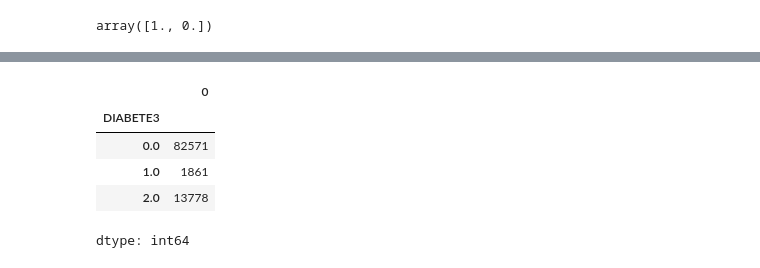
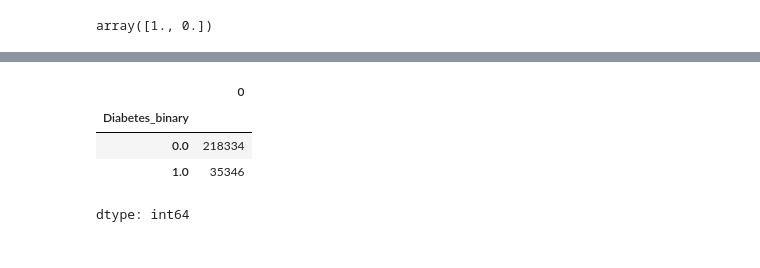
Before and after one commit to hazelchiang2102/ADALL_github, a Jupyter notebook: ADALL_Project_Draft_2401.ipynb, the cells around one changed output, grey strips where cells are left out. Cells and saved outputs as stored; diff of their text form; code cells hidden in the pictures.

```diff
--- a/ADALL_Project_Draft_2401.ipynb
+++ b/ADALL_Project_Draft_2401.ipynb
@@ -1155,0 +1315,6 @@ array([3., 1., 8., 6., 4., 7., 2., 5.])
+# %%
+#18 SEX
+# in other words - is respondent male (somewhat arbitrarily chose this change because men are at higher risk for heart disease)
+# change 2 to 0 (female as 0). Male is 1
+brfss_df_selected['Sex'] = brfss_df_selected['Sex'].replace({2:0})
+brfss_df_selected.Sex.unique()
@@ -1155,0 +1323,6 @@ array([3., 1., 8., 6., 4., 7., 2., 5.])
+# %%
+#19 _AGEG5YR
+# already ordinal. 1 is 18-24 all the way up to 13 wis 80 and older. 5 year increments.
+# remove 14 because it is don't know or missing
+brfss_df_selected = brfss_df_selected[brfss_df_selected.Age != 14]
+brfss_df_selected.Age.unique()
@@ -1155,0 +1331,7 @@ array([3., 1., 8., 6., 4., 7., 2., 5.])
+# %%
+#20 EDUCA
+# This is already an ordinal variable with 1 being never attended school or kindergarten only up to 6 being college 4 years or more
+# Scale here is 1-6
+# Remove 9 for refused:
+brfss_df_selected = brfss_df_selected[brfss_df_selected.Education != 9]
+brfss_df_selected.Education.unique()
@@ -1155,0 +1340,7 @@ array([3., 1., 8., 6., 4., 7., 2., 5.])
+# %%
+#21 INCOME2
+# Variable is already ordinal with 1 being less than $10,000 all the way up to 8 being $75,000 or more
+# Remove 77 and 99 for don't know and refused
+brfss_df_selected = brfss_df_selected[brfss_df_selected.Income != 77]
+brfss_df_selected = brfss_df_selected[brfss_df_selected.Income != 99]
+brfss_df_selected.Income.unique()
@@ -1171,12 +1364,11 @@ brfss_df_selected.head()
 # %%
 #Check Class Sizes of the heart disease column
-brfss_df_selected.groupby(['DIABETE3']).size()
+brfss_df_selected.groupby(['Diabetes_binary']).size()
 # %% [output]
 |  | 0 |
-| DIABETE3 |  |
-| 0.0 | 82571 |
-| 1.0 | 1861 |
-| 2.0 | 13778 |
+| Diabetes_binary |  |
+| 0.0 | 218334 |
+| 1.0 | 35346 |
 dtype: int64
 # %%
 #Rename the columns to make them more readable#Rename the columns to make them more readable
```
Also changed, not shown: parts of 54 cells of this notebook.
